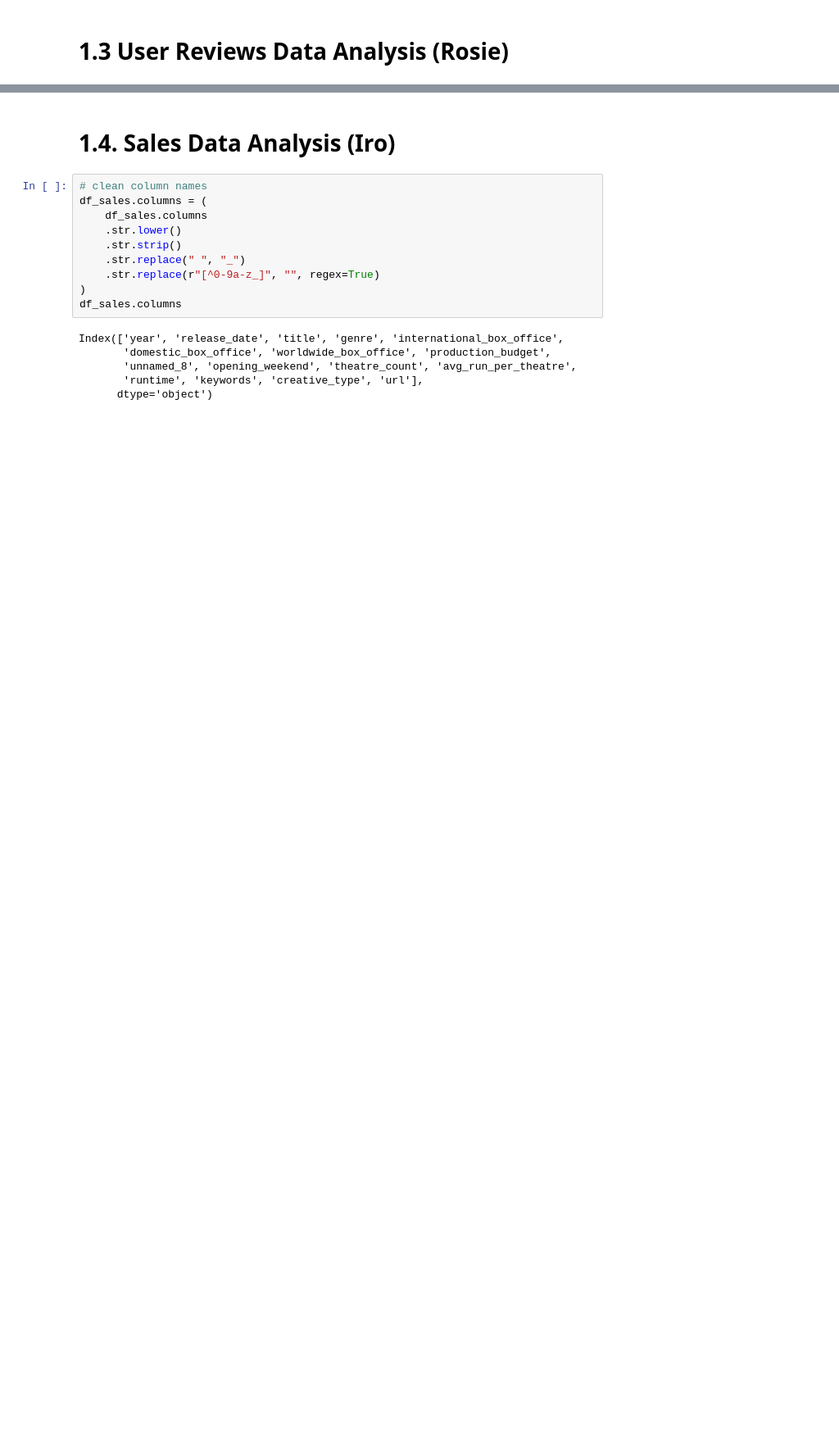
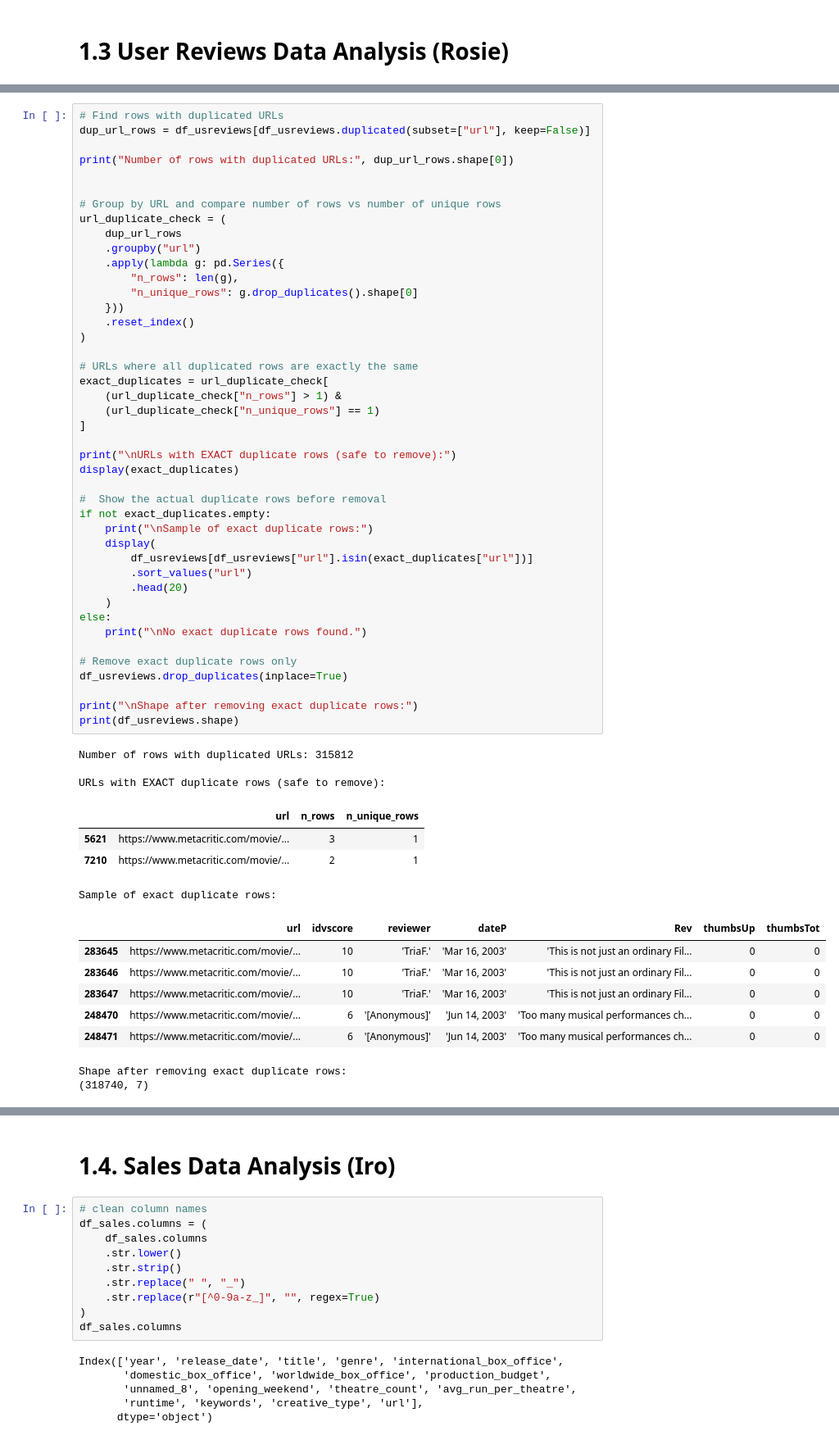
Before and after one commit to YoungJun173/DDB_AI_Group_Assignmen, a Jupyter notebook: Playground Notebooks/EDA.ipynb, the cells around one changed output, grey strips where cells are left out. Shown at 82% size. Cells and saved outputs as stored; diff of their text form; blank space fills up the shorter version.

```diff
--- a/Playground Notebooks/EDA.ipynb
+++ b/Playground Notebooks/EDA.ipynb
@@ -866,0 +506,59 @@ url_review_counts.head(10)   # show top 10 most-reviewed movies
+# %%
+# Find rows with duplicated URLs
+dup_url_rows = df_usreviews[df_usreviews.duplicated(subset=["url"], keep=False)]
+
+print("Number of rows with duplicated URLs:", dup_url_rows.shape[0])
+
+
+# Group by URL and compare number of rows vs number of unique rows
+url_duplicate_check = (
+    dup_url_rows
+    .groupby("url")
+    .apply(lambda g: pd.Series({
+        "n_rows": len(g),
+        "n_unique_rows": g.drop_duplicates().shape[0]
+    }))
+    .reset_index()
+)
+
+# URLs where all duplicated rows are exactly the same
+exact_duplicates = url_duplicate_check[
+    (url_duplicate_check["n_rows"] > 1) &
+    (url_duplicate_check["n_unique_rows"] == 1)
+]
+
+print("\nURLs with EXACT duplicate rows (safe to remove):")
+display(exact_duplicates)
+
+#  Show the actual duplicate rows before removal
+if not exact_duplicates.empty:
+    print("\nSample of exact duplicate rows:")
+    display(
+        df_usreviews[df_usreviews["url"].isin(exact_duplicates["url"])]
+        .sort_values("url")
+        .head(20)
+    )
+else:
+    print("\nNo exact duplicate rows found.")
+
+# Remove exact duplicate rows only
+df_usreviews.drop_duplicates(inplace=True)
+
+print("\nShape after removing exact duplicate rows:")
+print(df_usreviews.shape)
+# %% [output]
+Number of rows with duplicated URLs: 315812
+
+URLs with EXACT duplicate rows (safe to remove):
+|  | url | n_rows | n_unique_rows |
+| 5621 | https://www.metacritic.com/movie/... | 3 | 1 |
+| 7210 | https://www.metacritic.com/movie/... | 2 | 1 |
+Sample of exact duplicate rows:
+|  | url | idvscore | reviewer | dateP | Rev | thumbsUp | thumbsTot |
+| 283645 | https://www.metacritic.com/movie/... | 10 | 'TriaF.' | 'Mar 16, 2003' | 'This is not just an ordinary Fil... | 0 | 0 |
+| 283646 | https://www.metacritic.com/movie/... | 10 | 'TriaF.' | 'Mar 16, 2003' | 'This is not just an ordinary Fil... | 0 | 0 |
+| 283647 | https://www.metacritic.com/movie/... | 10 | 'TriaF.' | 'Mar 16, 2003' | 'This is not just an ordinary Fil... | 0 | 0 |
+| 248470 | https://www.metacritic.com/movie/... | 6 | '[Anonymous]' | 'Jun 14, 2003' | 'Too many musical performances ch... | 0 | 0 |
+| 248471 | https://www.metacritic.com/movie/... | 6 | '[Anonymous]' | 'Jun 14, 2003' | 'Too many musical performances ch... | 0 | 0 |
+Shape after removing exact duplicate rows:
+(318740, 7)
```
Also changed, not shown: parts of 28 cells of this notebook.
